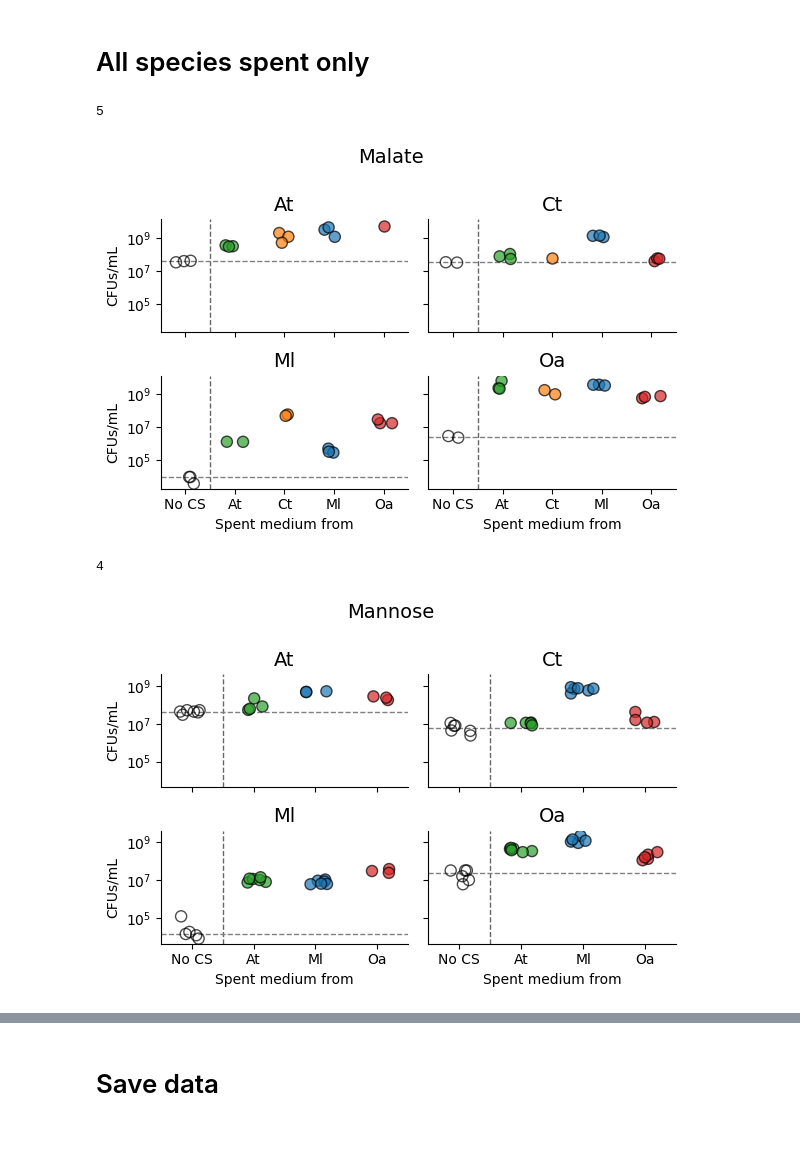
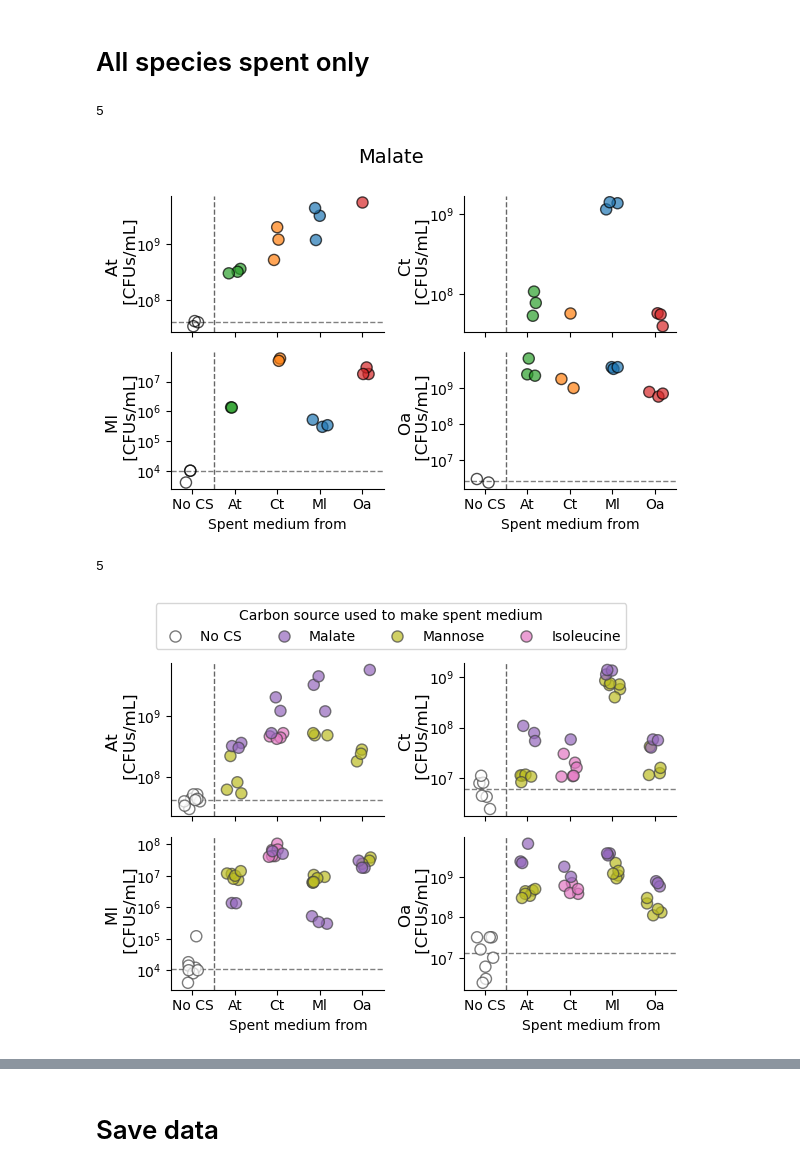
Before and after one commit to sulheim/coexistence, a Jupyter notebook: notebooks/5_interactions/5A_plot_interactions.ipynb, the cells around one changed output, grey strips where cells are left out. Saved outputs shown, nothing was run; the diff lists cells and outputs as text; code cells hidden in the pictures; blank space fills up the shorter version.

Commit message:
Add platereader data and redo plots

```diff
--- a/notebooks/5_interactions/5A_plot_interactions.ipynb
+++ b/notebooks/5_interactions/5A_plot_interactions.ipynb
@@ -13,7 +13,7 @@ pd.set_option('future.no_silent_downcasting', True)
 figure_folder = Path('../../Figures/interactions')
 figure_folder.mkdir(exist_ok=True)
 # %%
-folder = Path('../../data/3_interactions/')
+folder = Path('../../data/5_interactions/')
 
 spent_mannose_fn = folder / 'cfus_spent_mannose.csv'
 fresh_mannose_fn = folder / 'cfus_fresh_mannose.csv'
@@ -1012,7 +1011,6 @@ plt.savefig(figure_folder / f'cfus_{cs}.pdf', bbox_inches='tight')
 # %% [markdown]
 # All species spent only
 # %%
-s = 'Oa'
 cs = 'Malate'
 bcs = [cs, 'No CS']
 plates = [4,6]
@@ -1028,7 +1026,7 @@ order = ['No CS',
          'Oa', #'Oa (At)', 'Oa (Ct)','Oa (Ml)'
          ]
 
-fig, axes = plt.subplots(2, 2, figsize=(6,4), sharex=True, sharey=True)
+fig, axes = plt.subplots(2, 2, figsize=(6,4), sharex=True, sharey=False)
 print(len(order))
 axes = axes.flatten()
 for i, s in enumerate(['At', 'Ct', 'Ml', 'Oa']):
@@ -1064,7 +1062,8 @@ for i, s in enumerate(['At', 'Ct', 'Ml', 'Oa']):
     #     ax.set(xlabel='')
 
     # ax.set_ylabel(f'[CFUs/mL]', rotation=90, size=12, ha='center', va='center', labelpad=10)
-    ax.set_title(f'{s}', fontsize=14)
+    # ax.set_title(f'{s}', fontsize=14)
+    ax.set_ylabel(f'{s} \n [CFUs/mL]', rotation=90, size=12, ha='center', va='center', labelpad=10)
     # Rotate x-axis labels
     ax.set_xlabel('Spent medium from')
     # if i == 3:
@@ -1086,12 +1085,11 @@ plt.savefig(figure_folder / f'cfus_{cs}_spent_only.pdf', bbox_inches='tight')
 plt.savefig(figure_folder / f'cfus_{cs}_spent_only.png', bbox_inches='tight', dpi=300)
 # %% [output]
 5
-[figure, old version]
+[figure, new version]
 # %%
-s = 'Oa'
 cs = 'Mannose'
-bcs = [cs, 'No CS']
-plates = [2,5]
+bcs = ['Malate', cs, 'Isoleucine', 'No CS']
+plates = [2, 4]
 # print(sn, len(sn))
 order = ['No CS',
         #  'Fresh',  'Fresh (At)', 'Fresh (Ct)', 'Fresh (Ml)','Fresh (Oa)',
@@ -1099,23 +1097,24 @@ order = ['No CS',
         #  'Fresh + Vit. & AA',  'Fresh + Vit. & AA (At)', 'Fresh + Vit. & AA (Ct)',
         #  'Fresh + Vit. & AA (Ml)','Fresh + Vit. & AA (Oa)',
          'At', #'At (Ct)', 'At (Ml)','At (Oa)',
-        #  'Ct', #'Ct (At)', 'Ct (Ml)','Ct (Oa)',
+         'Ct', #'Ct (At)', 'Ct (Ml)','Ct (Oa)',
          'Ml', #'Ml (At)', 'Ml (Ct)','Ml (Oa)',
          'Oa', #'Oa (At)', 'Oa (Ct)','Oa (Ml)'
+        #  'Ct'
          ]
 
-fig, axes = plt.subplots(2, 2, figsize=(6,4), sharex=True, sharey=True)
+fig, axes = plt.subplots(2, 2, figsize=(6,4), sharex=True, sharey=False)
 print(len(order))
 axes = axes.flatten()
 for i, s in enumerate(['At', 'Ct', 'Ml', 'Oa']):
     sidx = (df['Species']==s)&(df['Base carbon source'].isin(bcs))&(df['Plate'].isin(plates))
-    sn = df.loc[sidx, 'Short name'].unique()
+    # sn = df.loc[sidx, 'Short name'].unique()
     ax = axes[i]
-    # if i == 0:
-    #     legend = True
-    # else:
-    #     legend = False
-    legend = False
+    if i == 3:
+        legend = True
+    else:
+        legend = False
+    # legend = False
     ax.set_yscale('log')
     # sns.boxplot(data = df.loc[sidx], x = 'Short name', y = 'CFUs/mL',
     #                 order = order,
@@ -1128,38 +1127,48 @@ for i, s in enumerate(['At', 'Ct', 'Ml', 'Oa']):
                     order = order,
                     legend=legend,
                     # aspect=2, height=3,
-                    hue='Short name',palette=partner_palette,
-                    hue_order=['At', 'Ct', 'Ml', 'Oa', 'No partner'],
+                    # hue='Short name',
+                    hue = 'Base carbon source',
+                    # palette=partner_palette,
+                    palette = {'No CS':'w', 'Malate': 'C4','Mannose': 'C8', 'Isoleucine': 'C6'},
+                    hue_order=['No CS', 'Malate', 'Mannose','Isoleucine'],
                     # hue = 'Base carbon source',
                     jitter=0.2,
                     ax=ax,
                     size = 8,
                     alpha=0.7,
                     linewidth=1)
     # if i != 3:
     #     ax.set(xlabel='')
 
     # ax.set_ylabel(f'[CFUs/mL]', rotation=90, size=12, ha='center', va='center', labelpad=10)
-    ax.set_title(f'{s}', fontsize=14)
+    # ax.set_title(f'{s}', fontsize=14)
+    ax.set_ylabel(f'{s} \n [CFUs/mL]', rotation=90, size=12, ha='center', va='center', labelpad=10)
     # Rotate x-axis labels
-    ax.set_xlabel('Spent medium from')
+    ax.set_xlabel('Spent medium from', x = 0.6)
     # if i == 3:
     #     ax.set_xticklabels(ax.get_xticklabels(), rotation=90, ha='center', va = 'top')  # Rotate labels 45 degrees
     ax.minorticks_off()  # Turns off minor ticks
     # for x in [0.5, 5.5, 10.5, 15.5, 19.5, 23.5, 27.5]:
     #     ax.axvline(x=x, color='k', linestyle='--', linewidth=1, alpha = 0.6)
     ax.axvline(x=0.5, color='k', linestyle='--', linewidth=1, alpha = 0.6)
     # if i == 0:
     #     sns.move_legend(ax, ncol=5, bbox_to_anchor = (0,1.1)  , loc='lower left', fontsize=10)
     no_cs_mean = df.loc[sidx&(df.Medium=='No CS'), 'CFUs/mL'].median()
     ax.axhline(y=no_cs_mean, color='grey', linestyle='--', linewidth=1)
     sns.despine(fig, ax=ax)
 # ax.set_title(f'{s} - {cs}')
-fig.suptitle(cs, fontsize = 14, ha='center', va='bottom',y = 0.95)
+# fig.suptitle(cs, fontsize = 14, ha='center', va='bottom',y = 0.95)
+
+# Add legend
+handles, labels = ax.get_legend_handles_labels()
+fig.legend(handles, labels, loc='lower center', bbox_to_anchor=(0.5, 0.98), ncol=4, frameon=True, title = "Carbon source used to make spent medium", title_fontsize=10, fontsize=10)
+# Remove legend from last subplot
+axes[3].get_legend().remove()
 
 plt.tight_layout()
 plt.savefig(figure_folder / f'cfus_{cs}_spent_only.pdf', bbox_inches='tight')
 plt.savefig(figure_folder / f'cfus_{cs}_spent_only.png', bbox_inches='tight', dpi=300)
 # %% [output]
-4
+5
-[figure, old version]
+[figure, new version]
```
Also changed, not shown: parts of 40 cells of this notebook, 7 other files.
